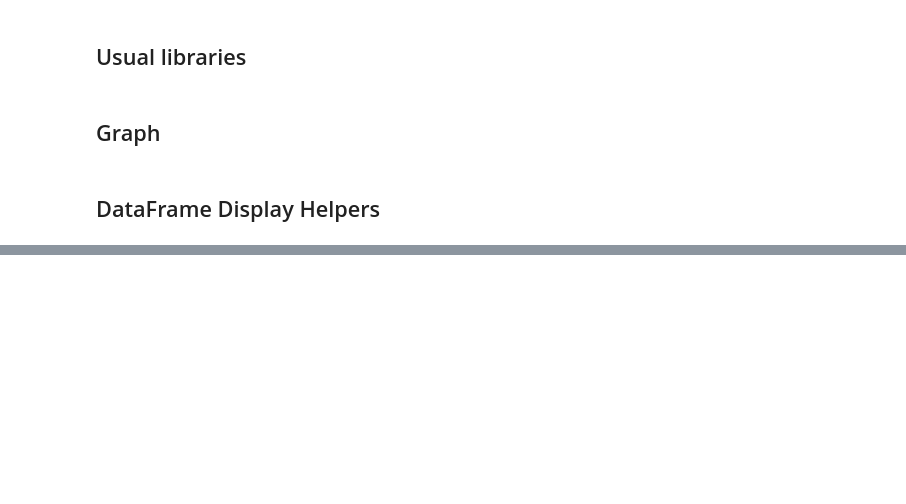
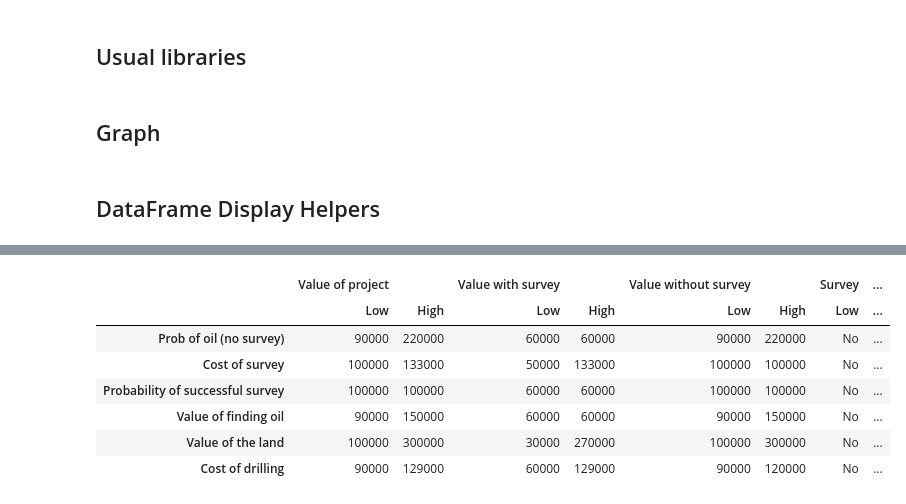
Before and after one commit to francoistrahan/pynes, a Jupyter notebook: pyne/Drill Example.ipynb, the cells around one changed output, grey strips where cells are left out. Saved outputs shown, nothing was run; the diff lists cells and outputs as text; code cells hidden in the pictures; blank space fills up the shorter version.

```diff
--- a/pyne/Drill Example.ipynb
+++ b/pyne/Drill Example.ipynb
@@ -68,0 +370,11 @@ CONFIDENCE_LEVEL = 0.95
+# %%
+display(sa.extremums)
+# %% [output]
+|  | Value of project |  | Value with survey |  | Value without survey |  | Survey | ... |
+|  | Low | High | Low | High | Low | High | Low | ... |
+| Prob of oil (no survey) | 90000 | 220000 | 60000 | 60000 | 90000 | 220000 | No | ... |
+| Cost of survey | 100000 | 133000 | 50000 | 133000 | 100000 | 100000 | No | ... |
+| Probability of successful survey | 100000 | 100000 | 60000 | 60000 | 100000 | 100000 | No | ... |
+| Value of finding oil | 90000 | 150000 | 60000 | 60000 | 90000 | 150000 | No | ... |
+| Value of the land | 100000 | 300000 | 30000 | 270000 | 100000 | 300000 | No | ... |
+| Cost of drilling | 90000 | 129000 | 60000 | 129000 | 90000 | 120000 | No | ... |
```
Also changed, not shown: parts of 47 cells of this notebook.
